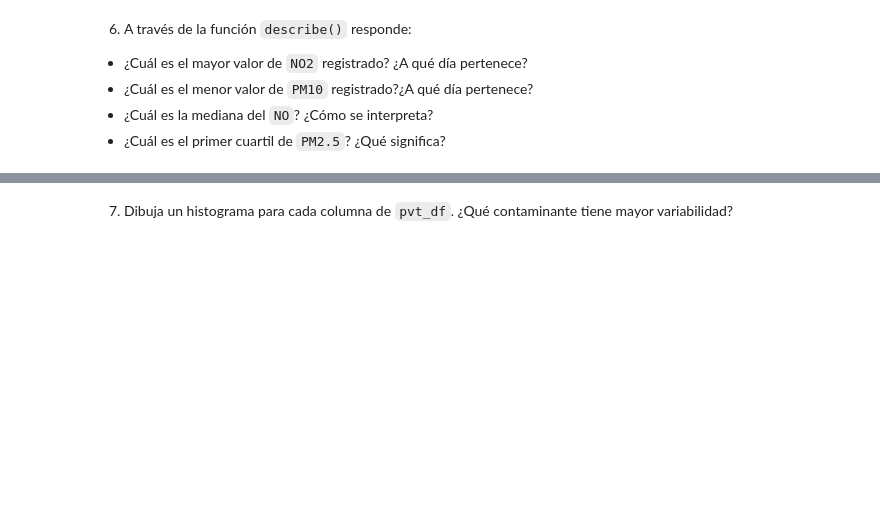
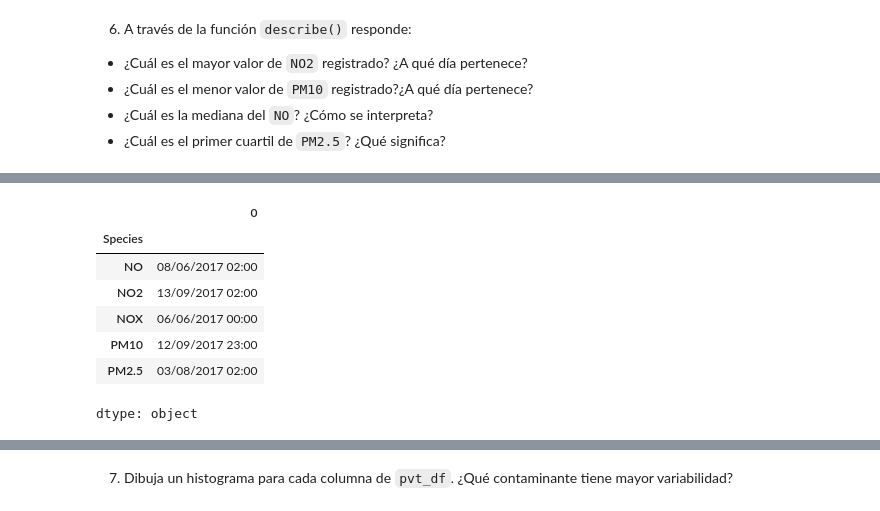
Before and after one commit to Isaac1606/maestria-colabs, a Jupyter notebook: ScienceAndAnalyticsOfData/Activities/Actividad2analisisPandas.ipynb, the cells around one changed output, grey strips where cells are left out. Drawn from its saved outputs; the diff is of its cells as text; code cells hidden in the pictures; blank space fills up the shorter version.

```diff
--- a/ScienceAndAnalyticsOfData/Activities/Actividad2analisisPandas.ipynb
+++ b/ScienceAndAnalyticsOfData/Activities/Actividad2analisisPandas.ipynb
@@ -227,0 +253,12 @@ pvt_df.describe().T
+# %%
+# Since pvt Data Frame has has index the dates of the tests we can use the idmin to know when the lowest values were achieved for each pollutant
+pvt_df.idxmin()
+# %% [output]
+|  | 0 |
+| Species |  |
+| NO | 08/06/2017 02:00 |
+| NO2 | 13/09/2017 02:00 |
+| NOX | 06/06/2017 00:00 |
+| PM10 | 12/09/2017 23:00 |
+| PM2.5 | 03/08/2017 02:00 |
+dtype: object
```
Also changed, not shown: parts of 22 cells of this notebook.
